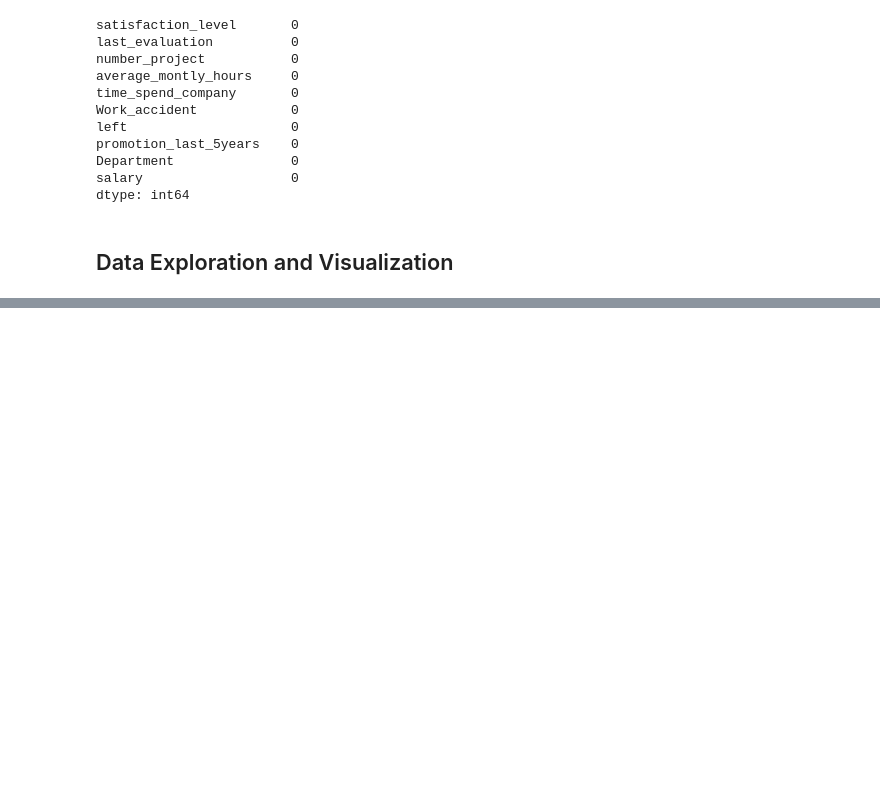
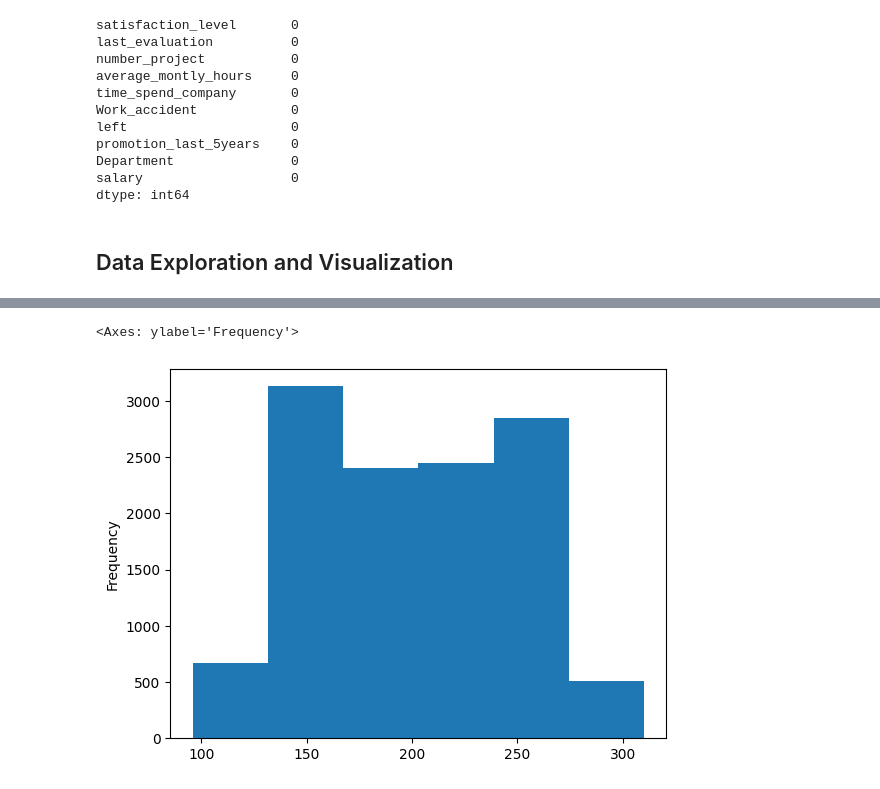
Before and after one commit to Chartreuse373/Employee-Attrition-Random-Forest, a Jupyter notebook: random_forest.ipynb, the cells around one changed output, grey strips where cells are left out. Saved outputs shown, nothing was run; the diff lists cells and outputs as text; code cells hidden in the pictures; blank space fills up the shorter version.

```diff
--- a/random_forest.ipynb
+++ b/random_forest.ipynb
@@ -89,0 +163,5 @@ dtype: int64
+# %%
+emp_data1.average_montly_hours.plot(kind = 'hist', bins = 6)
+# %% [output]
+<Axes: ylabel='Frequency'>
+[figure, added]
```
Also changed, not shown: parts of 14 cells of this notebook.
